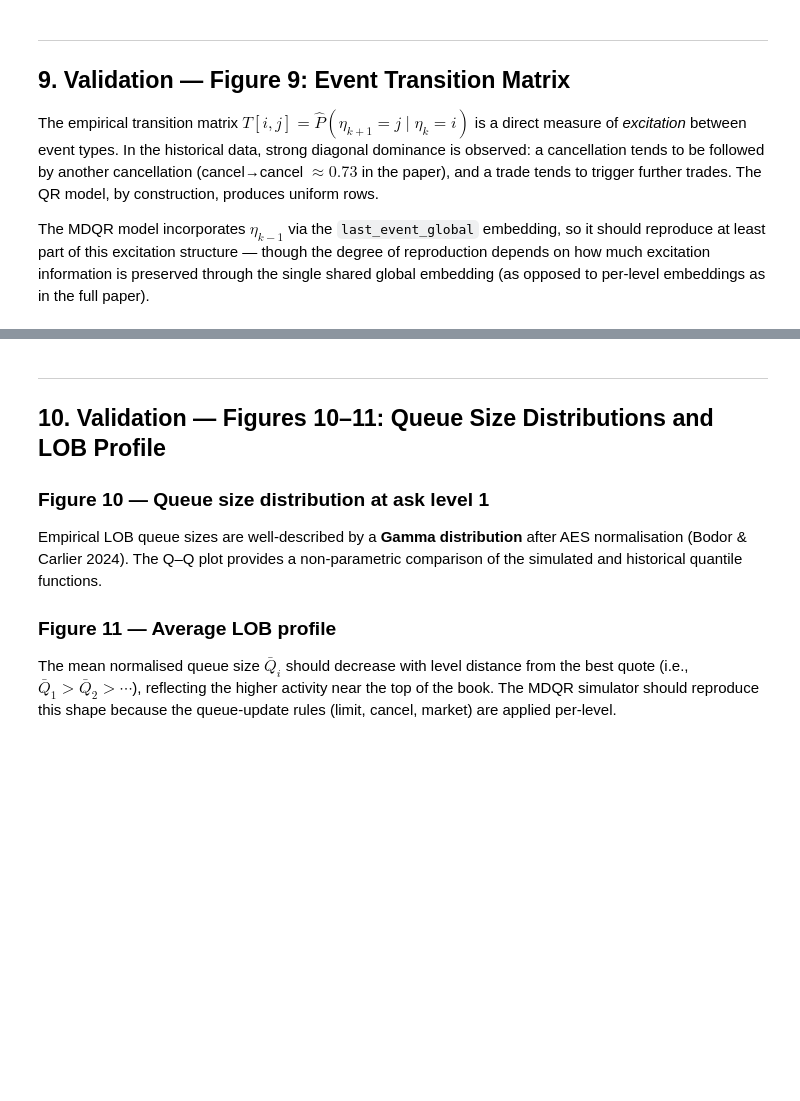
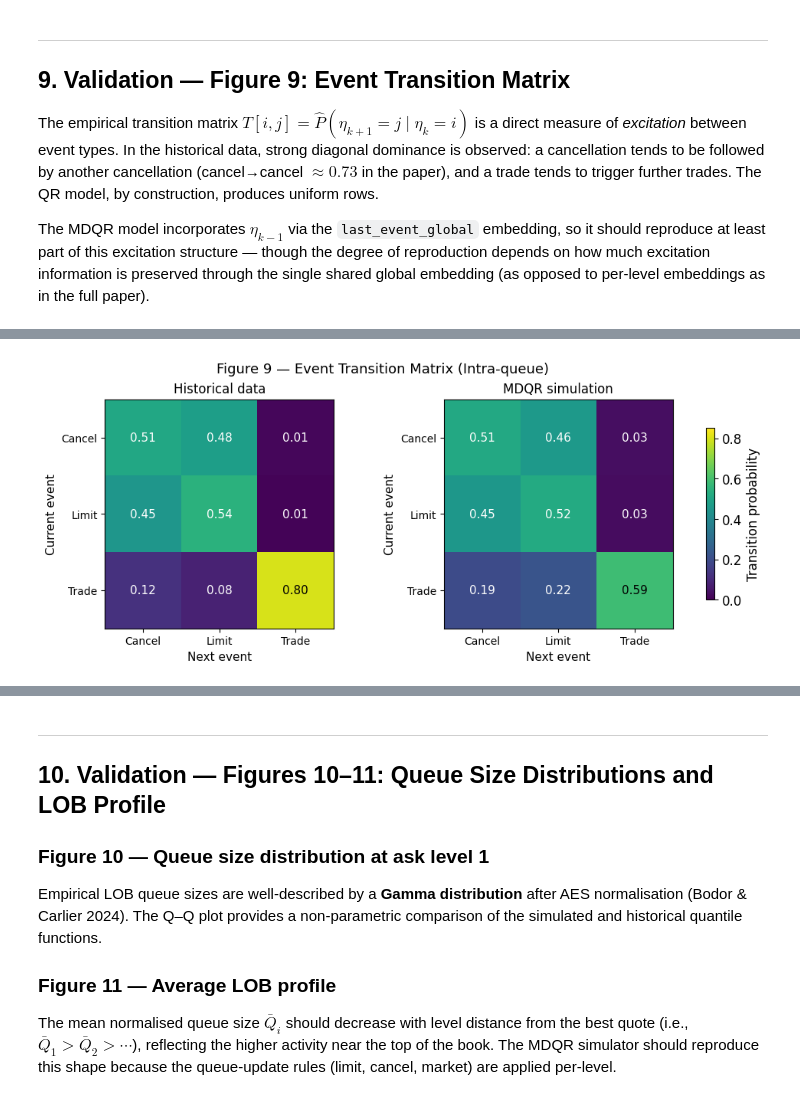
Before and after one commit to archer-paul/DeepQR-Microstructure, a Jupyter notebook: 03_mdqr_model.ipynb, the cells around one changed output, grey strips where cells are left out. Cells and saved outputs as stored; diff of their text form; code cells hidden in the pictures; blank space fills up the shorter version.

```diff
--- a/03_mdqr_model.ipynb
+++ b/03_mdqr_model.ipynb
@@ -1189,0 +1094,85 @@ print("=" * 60)
+# %%
+# ── Section 9 : Validation — Figure 9: Event Transition Matrix ─────────────────
+
+def compute_intra_queue_transition(df):
+    """Computes the intra-queue transition matrix (queue by queue) and aggregates it."""
+    T_total = np.zeros((3, 3))
+
+    # Isolate events queue by queue to measure local self-excitation
+    for lvl in df['lvl'].unique():
+        df_queue = df[df['lvl'] == lvl].sort_values('time')
+        cats = df_queue['type'].map(EVENT_TO_IDX).dropna().values.astype(int)
+
+        # Count transitions A -> B within this specific queue
+        if len(cats) > 1:
+            T = np.zeros((3, 3))
+            np.add.at(T, (cats[:-1], cats[1:]), 1)
+            T_total += T
+
+    # Row-wise normalization to get probabilities
+    rs = T_total.sum(axis=1, keepdims=True)
+    rs[rs == 0] = 1
+    return T_total / rs
+
+def plot_transition_matrices_nb3(matrices, titles, labels=['Cancel', 'Limit', 'Trade']):
+    """Plotting function for side-by-side transition matrices."""
+    n = len(matrices)
+    fig, axes = plt.subplots(1, n, figsize=(10, 4), constrained_layout=True)
+    if n == 1: axes = [axes]
+
+    for ax, mat, title in zip(axes, matrices, titles):
+        im = ax.imshow(mat, cmap='viridis', vmin=0, vmax=0.85, aspect='equal')
+        ax.set_xticks(range(len(labels))); ax.set_xticklabels(labels, fontsize=10)
+        ax.set_yticks(range(len(labels))); ax.set_yticklabels(labels, fontsize=10)
+        ax.set_xlabel("Next event", fontsize=11); ax.set_ylabel("Current event", fontsize=11)
+        ax.set_title(title, fontsize=12) # Removed fontweight='bold'
+        ax.grid(False)
+
+        # Annotate probabilities inside the heatmap
+        for i in range(len(labels)):
+            for j in range(len(labels)):
+                tc = 'black' if mat[i, j] > 0.55 else 'white'
+                ax.text(j, i, f"{mat[i, j]:.2f}", ha='center', va='center', fontsize=11, color=tc)
+
+    fig.colorbar(im, ax=axes, shrink=0.75, label='Transition probability')
+    plt.suptitle("Figure 9 — Event Transition Matrix (Intra-queue)", fontsize=13) # Removed fontweight='bold'
+    plt.savefig('fig09_transition.pdf', dpi=150)
+    plt.show()
+
+# 1. Compute intra-queue matrices (using df_norm for the full historical benchmark)
+T_real_raw = compute_intra_queue_transition(df_norm)
+T_mdqr_raw = compute_intra_queue_transition(df_sim)
+
+# 2. Rearrange indices to match the paper's format: [Cancel, Limit, Market]
+# Internal mapping is L=0, C=1, M=2. Target order indices are [1, 0, 2]
+p = [1, 0, 2]
+T_real_ordered = T_real_raw[np.ix_(p, p)]
+T_mdqr_ordered = T_mdqr_raw[np.ix_(p, p)]
+
+# 3. Visual display
+plot_transition_matrices_nb3(
+    [T_real_ordered, T_mdqr_ordered],
+    ['Historical data', 'MDQR simulation'],
+    labels=['Cancel', 'Limit', 'Trade']
+)
+
+# 4. Text diagnostic
+print("=" * 60)
+print("DIAGNOSTIC — Fig 9 (transition matrix - Intra-queue)")
+labels = ['Cancel', 'Limit', 'Trade']
+
+print("\nReal (Historical):")
+for i, row_label in enumerate(labels):
+    row_vals = ", ".join([f"'{labels[j]}': {T_real_ordered[i,j]:.3f}" for j in range(3)])
+    print(f"  {row_label} -> {{ {row_vals} }}")
+
+print("\nMDQR Simulation:")
+for i, row_label in enumerate(labels):
+    row_vals = ", ".join([f"'{labels[j]}': {T_mdqr_ordered[i,j]:.3f}" for j in range(3)])
+    print(f"  {row_label} -> {{ {row_vals} }}")
+
+print(f"\nCancel->Cancel: real={T_real_ordered[0,0]:.3f}  MDQR={T_mdqr_ordered[0,0]:.3f}  (paper: ~0.73)")
+print(f"Trade->Trade:   real={T_real_ordered[2,2]:.3f}  MDQR={T_mdqr_ordered[2,2]:.3f}  (paper: ~0.30)")
+print("=" * 60)
+# %% [output]
+[figure, added]
```
Also changed, not shown: parts of 23 cells of this notebook, 1 other file.
